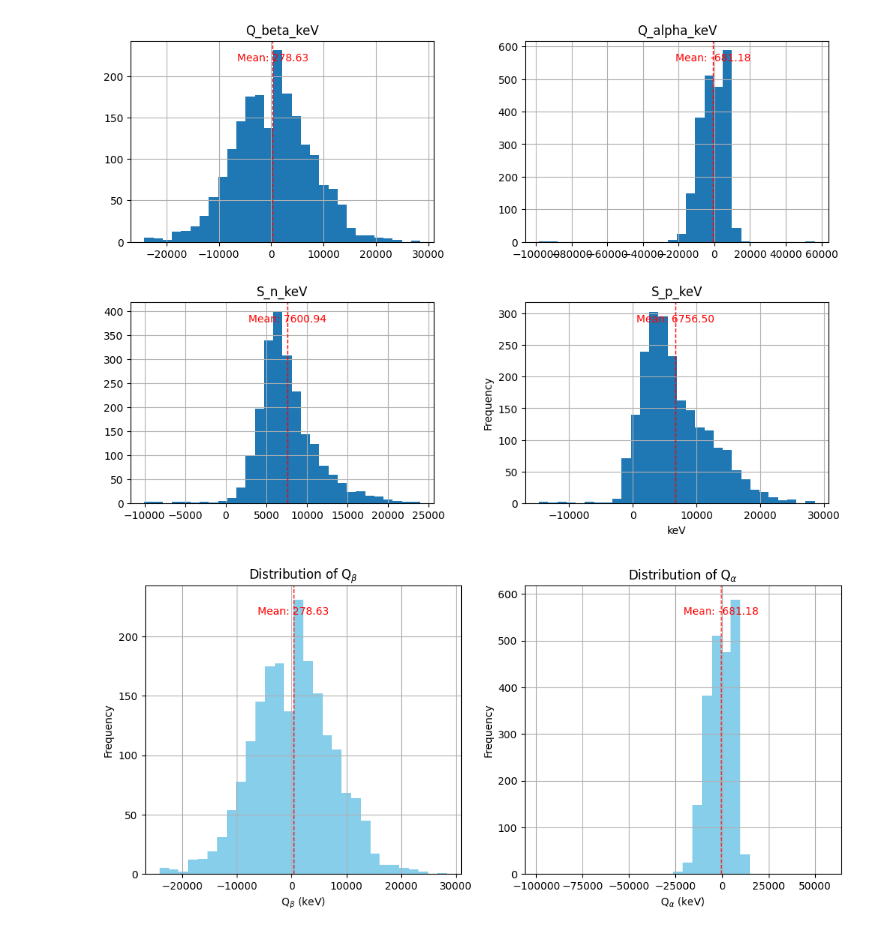
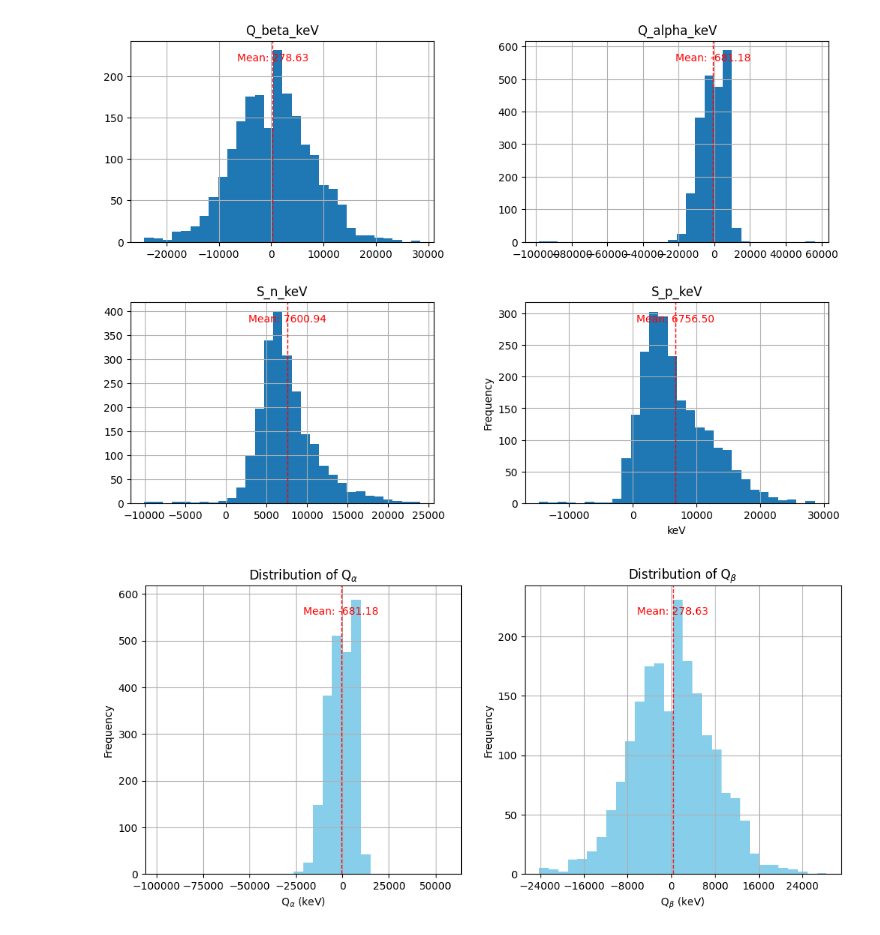
Before and after one commit to BrandonL08/Nuclear-Half-Life-Prediction-CHE1147-Term-Project, a Jupyter notebook: 01_data_cleaning.ipynb, the cells around one changed output. Saved outputs shown, nothing was run; the diff lists cells and outputs as text; code cells hidden in the pictures.

```diff
--- a/01_data_cleaning.ipynb
+++ b/01_data_cleaning.ipynb
@@ -457,31 +457,34 @@ plt.show()
 <Figure size 1200x800 with 0 Axes>
 [figure]
 # %%
-#generate two histograms for Q_beta_keV and Q_alpha_keV and indicate their means with a red line and label. I want the histograms to be sky blue, subscript the alpha and beta, and ensure the scales do not overlap
+from matplotlib.ticker import MaxNLocator
+
 plt.figure(figsize=(12, 5))
+
+# Left plot: Q_alpha
 plt.subplot(1, 2, 1)
+eda_df["Q_alpha_keV"].hist(bins=30, color='skyblue')
+mean_value = eda_df["Q_alpha_keV"].mean()
+plt.axvline(mean_value, color='red', linestyle='dashed', linewidth=1)
+plt.text(mean_value, plt.ylim()[1] * 0.9,
+         f'Mean: {mean_value:.2f}', color='red', ha='center')
+plt.xlabel(r"Q$_\alpha$ (keV)")
+plt.ylabel("Frequency")
+plt.title(r"Distribution of Q$_\alpha$")
+plt.gca().xaxis.set_major_locator(MaxNLocator(nbins=8))
+
+# Right plot: Q_beta
+plt.subplot(1, 2, 2)
 eda_df["Q_beta_keV"].hist(bins=30, color='skyblue')
 mean_value = eda_df["Q_beta_keV"].mean()
 plt.axvline(mean_value, color='red', linestyle='dashed', linewidth=1)
-plt.text(mean_value, plt.ylim()[1] * 0.9, f'Mean: {mean_value:.2f}', color='red', ha='center')
-plt.xlabel("Q$_\u03B2$ (keV)") #turn the beta into a subscript
+plt.text(mean_value, plt.ylim()[1] * 0.9,
+         f'Mean: {mean_value:.2f}', color='red', ha='center')
+plt.xlabel(r"Q$_\beta$ (keV)")
 plt.ylabel("Frequency")
-plt.title("Distribution of Q$_\u03B2$")
+plt.title(r"Distribution of Q$_\beta$")
+plt.gca().xaxis.set_major_locator(MaxNLocator(nbins=8))
 
-
-
-plt.subplot(1, 2, 2)
-eda_df["Q_alpha_keV"].hist(bins=30, color='skyblue')
-mean_value = eda_df["Q_alpha_keV"].mean()
-plt.axvline(mean_value, color='red', linestyle='dashed', linewidth=1)
-plt.text(mean_value, plt.ylim()[1] * 0.9, f'Mean: {mean_value:.2f}', color='red', ha='center')
-plt.xlabel("Q$_\u03B1$ (keV)")
-plt.ylabel("Frequency")
-plt.title("Distribution of Q$_\u03B1$")
-
-
-from matplotlib.ticker import MaxNLocator
-
-plt.gca().xaxis.set_major_locator(MaxNLocator(nbins=8))
+plt.show()
 # %% [output]
-[figure, old version]
+[figure, new version]
```
Also changed, not shown: 2 other files.
